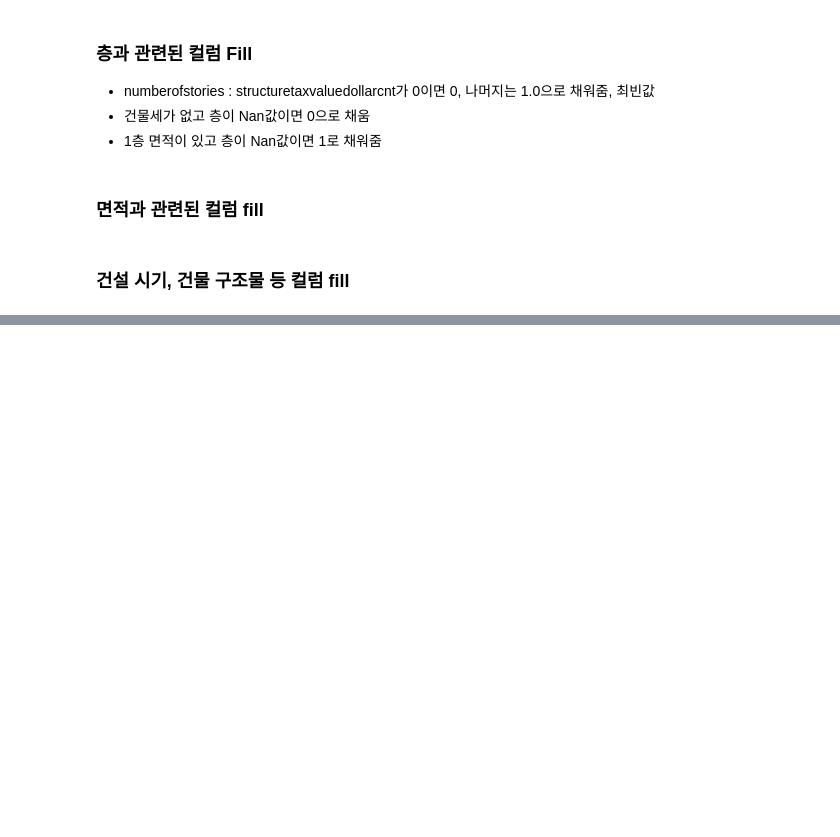
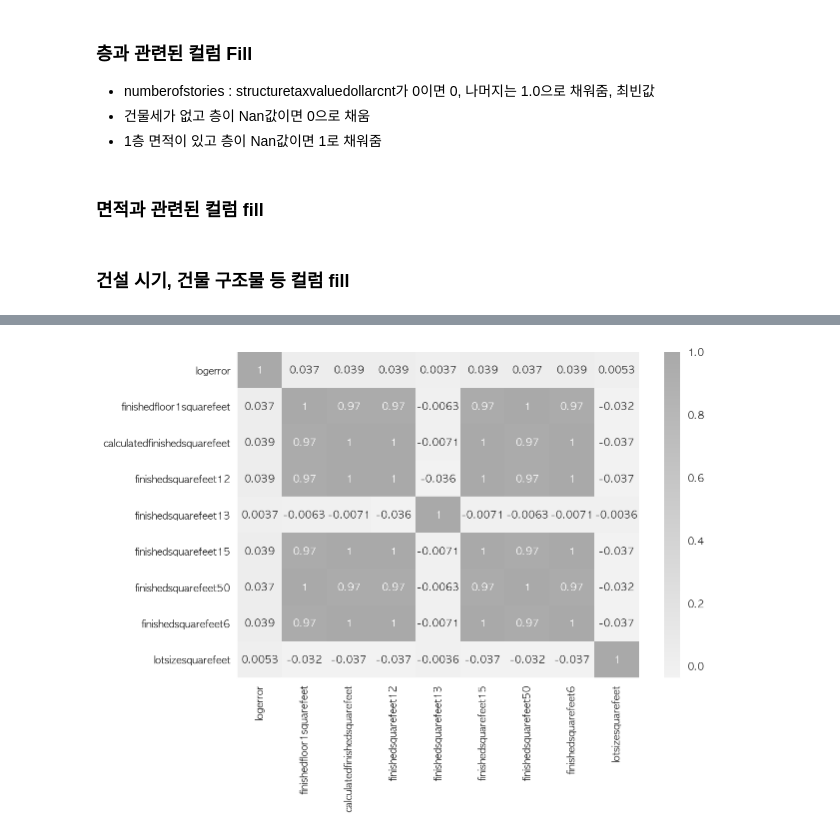
Before and after one commit to daesookimds/Zillow-Home-Value-Prediction-Project-by-Python, a Jupyter notebook: Hyungeun Yoon/Fill_NaN_Cate.ipynb, the cells around one changed output, grey strips where cells are left out. Drawn from its saved outputs; the diff is of its cells as text; code cells hidden in the pictures; blank space fills up the shorter version.

```diff
--- a/Hyungeun Yoon/Fill_NaN_Cate.ipynb
+++ b/Hyungeun Yoon/Fill_NaN_Cate.ipynb
@@ -92,0 +132,3 @@ type_properties_2016
+# %%
+for i in mean_garagesqft.index[1:] :
+    garagesqft_fillna(i)
@@ -93 +150,22 @@ type_properties_2016
+# %%
+train_2016["garagecarcnt"].fillna(value=0, inplace=True)
+train_2016["garagetotalsqft"].fillna(value=0, inplace=True)
+train_2016.poolcnt.fillna(value=0.0, inplace=True)
+train_2016['pooltypeid2'].fillna(value=0, inplace=True)
+train_2016['pooltypeid7'].fillna(value=0, inplace=True)
+train_2016['pooltypeid10'].fillna(value=0, inplace=True)
+# %%
+model_poolsizesum = sm.OLS.from_formula("poolsizesum~I(finishedsquarefeet50*0.01)+I(garagetotalsqft*0.01)+C(poolcnt)+0", data = train_2016)
+poolsizesum_result = model_poolsizesum.fit()
+predicted_poolsizesum = poolsizesum_result.predict(train_2016[['poolcnt','finishedsquarefeet50', 'garagetotalsqft']].dropna())
+# %%
+for i in predicted_poolsizesum.index :
+    if train_2016.loc[i, 'poolcnt'] > 0:
+        train_2016.loc[i, 'poolsizesum'] = round(predicted_poolsizesum.loc(0)[i], 0)
+    else:
+        pass
+train_2016.loc[train_2016["poolsizesum"].isnull() & (train_2016["poolcnt"]==0), "poolsizesum"] = 0
+for_mean = train_2016[train_2016["poolcnt"]==1]["poolsizesum"]
+train_2016.loc[(train_2016["poolcnt"] == 1) & train_2016["poolsizesum"].isnull(), "poolsizesum"] = for_mean.dropna().mean()
+train_2016["yardbuildingsqft26"].fillna(value=1, inplace=True)
 # %%
@@ -104,5 +201,8 @@ plt.show()
 # %%
-dfX = dmatrix(formula, dfX0, return_type="dataframe")
+#dfX = dmatrix(formula, dfX0, return_type="dataframe")
+plt.figure(figsize=(9,6))
 cmap = sns.light_palette("darkgray", as_cmap=True)
-sns.heatmap(fill_merge_df_2016[cols].corr(), annot=True, cmap=cmap)
+sns.heatmap(train_2016[cols].corr(), annot=True, cmap=cmap)
 plt.show()
+# %% [output]
+[figure, added]
```
Also changed, not shown: parts of 20 cells of this notebook.
